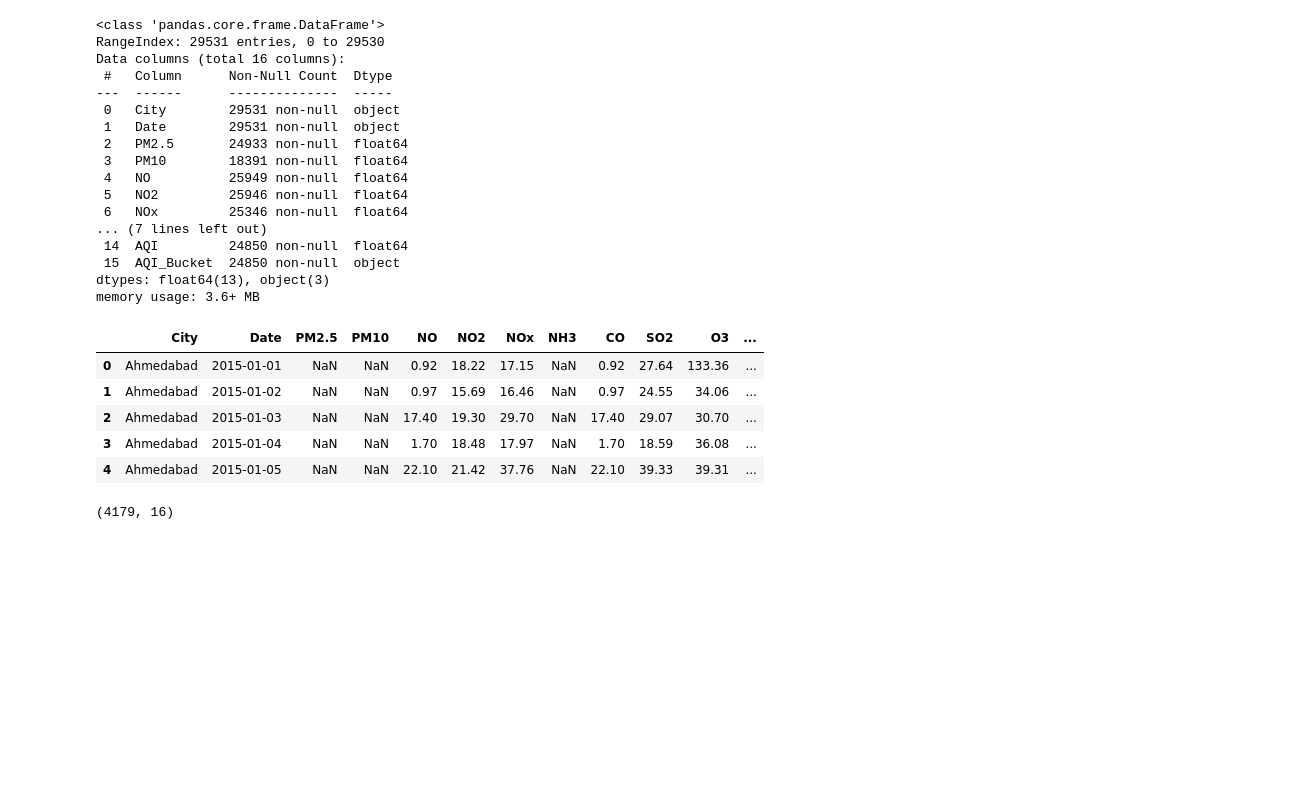
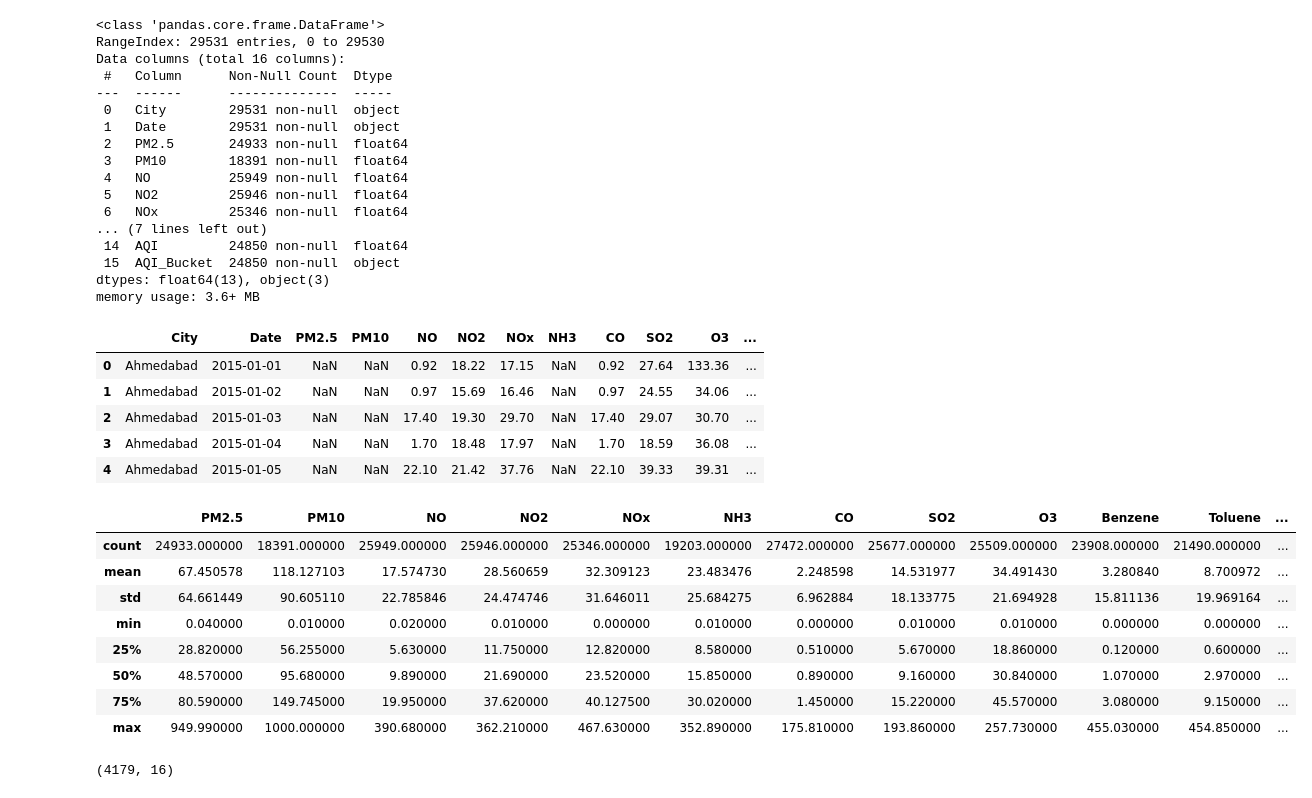
Before and after one commit to Usha1905/Air_Quality_Prediction, a Jupyter notebook: Air_Quality_Prediction.ipynb, the cells around one changed output. Cells and saved outputs as stored; diff of their text form; code cells hidden in the pictures; blank space fills up the shorter version.

```diff
--- a/Air_Quality_Prediction.ipynb
+++ b/Air_Quality_Prediction.ipynb
@@ -66,6 +66,18 @@ data.head()
 | 2 | Ahmedabad | 2015-01-03 | NaN | NaN | 17.40 | 19.30 | 29.70 | NaN | 17.40 | 29.07 | 30.70 | ... |
 | 3 | Ahmedabad | 2015-01-04 | NaN | NaN | 1.70 | 18.48 | 17.97 | NaN | 1.70 | 18.59 | 36.08 | ... |
 | 4 | Ahmedabad | 2015-01-05 | NaN | NaN | 22.10 | 21.42 | 37.76 | NaN | 22.10 | 39.33 | 39.31 | ... |
+# %%
+data.describe()
+# %% [output]
+|  | PM2.5 | PM10 | NO | NO2 | NOx | NH3 | CO | SO2 | O3 | Benzene | Toluene | ... |
+| count | 24933.000000 | 18391.000000 | 25949.000000 | 25946.000000 | 25346.000000 | 19203.000000 | 27472.000000 | 25677.000000 | 25509.000000 | 23908.000000 | 21490.000000 | ... |
+| mean | 67.450578 | 118.127103 | 17.574730 | 28.560659 | 32.309123 | 23.483476 | 2.248598 | 14.531977 | 34.491430 | 3.280840 | 8.700972 | ... |
+| std | 64.661449 | 90.605110 | 22.785846 | 24.474746 | 31.646011 | 25.684275 | 6.962884 | 18.133775 | 21.694928 | 15.811136 | 19.969164 | ... |
+| min | 0.040000 | 0.010000 | 0.020000 | 0.010000 | 0.000000 | 0.010000 | 0.000000 | 0.010000 | 0.010000 | 0.000000 | 0.000000 | ... |
+| 25% | 28.820000 | 56.255000 | 5.630000 | 11.750000 | 12.820000 | 8.580000 | 0.510000 | 5.670000 | 18.860000 | 0.120000 | 0.600000 | ... |
+| 50% | 48.570000 | 95.680000 | 9.890000 | 21.690000 | 23.520000 | 15.850000 | 0.890000 | 9.160000 | 30.840000 | 1.070000 | 2.970000 | ... |
+| 75% | 80.590000 | 149.745000 | 19.950000 | 37.620000 | 40.127500 | 30.020000 | 1.450000 | 15.220000 | 45.570000 | 3.080000 | 9.150000 | ... |
+| max | 949.990000 | 1000.000000 | 390.680000 | 362.210000 | 467.630000 | 352.890000 | 175.810000 | 193.860000 | 257.730000 | 455.030000 | 454.850000 | ... |
 # %%
 cols=['PM10','NO','NO2','NOx','NH3','CO','SO2','O3','Benzene','Toluene','Xylene']
 original_rows = df.shape[0]
```
Also changed, not shown: parts of 1 cell of this notebook.
